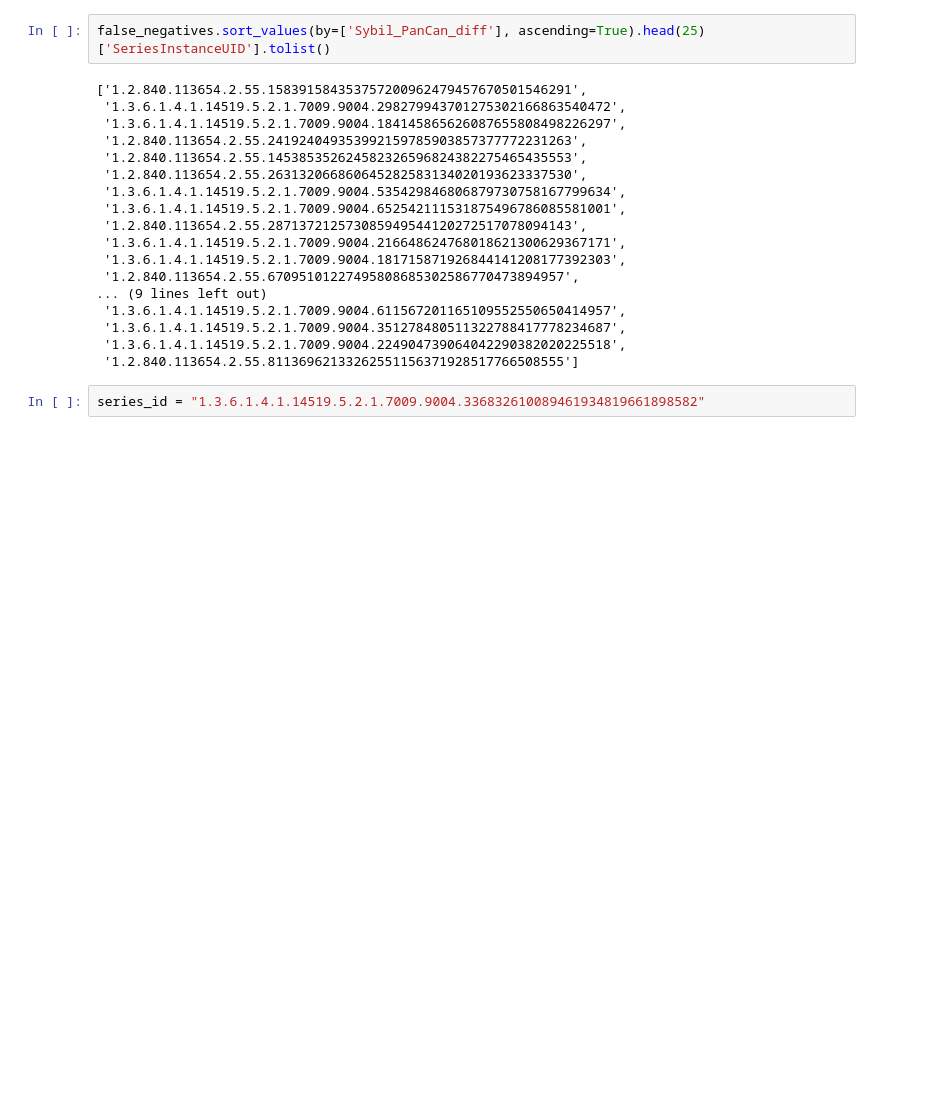
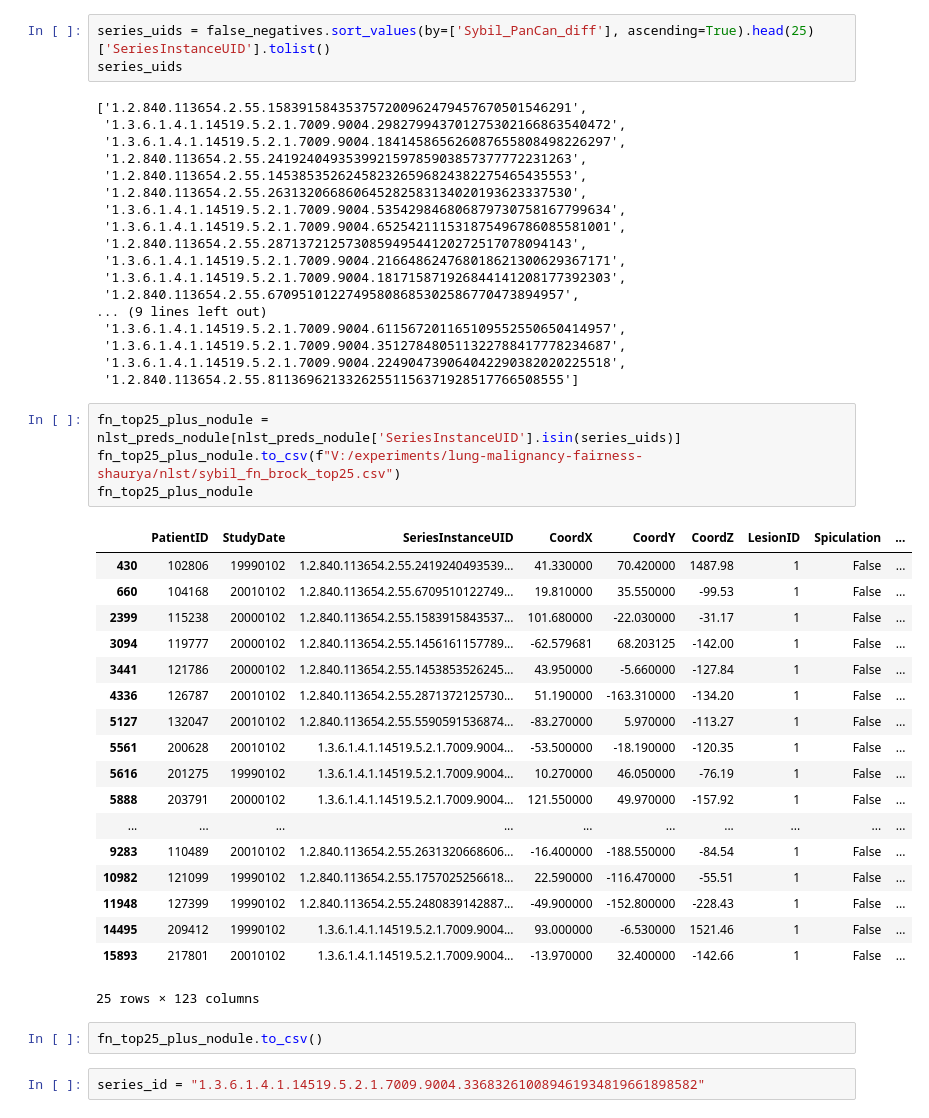
Before and after one commit to DIAGNijmegen/bodyct-lung-malignancy-fairness, a Jupyter notebook: sybil_false_nlst.ipynb, the cells around one changed output. Saved outputs shown, nothing was run; the diff lists cells and outputs as text; blank space fills up the shorter version.

```diff
--- a/sybil_false_nlst.ipynb
+++ b/sybil_false_nlst.ipynb
@@ -922,7 +874,8 @@ false_negatives.sort_values(by=['Sybil_PanCan_diff'], ascending=True)[[
 | 3961 | 1.3.6.1.4.1.14519.5.2.1.7009.9004... | 0.254812 | 0.057416 | -0.197396 | 69 | 2 | 1.0 | 165.0 | ... |
 | 4796 | 1.2.840.113654.2.55.8113696213326... | 0.214131 | 0.017994 | -0.196137 | 59 | 1 | 1.0 | 178.0 | ... |
 # %%
-false_negatives.sort_values(by=['Sybil_PanCan_diff'], ascending=True).head(25)['SeriesInstanceUID'].tolist()
+series_uids = false_negatives.sort_values(by=['Sybil_PanCan_diff'], ascending=True).head(25)['SeriesInstanceUID'].tolist()
+series_uids
 # %% [output]
 ['1.2.840.113654.2.55.158391584353757200962479457670501546291',
  '1.3.6.1.4.1.14519.5.2.1.7009.9004.298279943701275302166863540472',
@@ -941,6 +894,31 @@ false_negatives.sort_values(by=['Sybil_PanCan_diff'], ascending=True).head(25)['
  '1.3.6.1.4.1.14519.5.2.1.7009.9004.351278480511322788417778234687',
  '1.3.6.1.4.1.14519.5.2.1.7009.9004.224904739064042290382020225518',
  '1.2.840.113654.2.55.81136962133262551156371928517766508555']
+# %%
+fn_top25_plus_nodule = nlst_preds_nodule[nlst_preds_nodule['SeriesInstanceUID'].isin(series_uids)]
+fn_top25_plus_nodule.to_csv(f"V:/experiments/lung-malignancy-fairness-shaurya/nlst/sybil_fn_brock_top25.csv")
+fn_top25_plus_nodule
+# %% [output]
+|  | PatientID | StudyDate | SeriesInstanceUID | CoordX | CoordY | CoordZ | LesionID | Spiculation | ... |
+| 430 | 102806 | 19990102 | 1.2.840.113654.2.55.2419240493539... | 41.330000 | 70.420000 | 1487.98 | 1 | False | ... |
+| 660 | 104168 | 20010102 | 1.2.840.113654.2.55.6709510122749... | 19.810000 | 35.550000 | -99.53 | 1 | False | ... |
+| 2399 | 115238 | 20000102 | 1.2.840.113654.2.55.1583915843537... | 101.680000 | -22.030000 | -31.17 | 1 | False | ... |
+| 3094 | 119777 | 20000102 | 1.2.840.113654.2.55.1456161157789... | -62.579681 | 68.203125 | -142.00 | 1 | False | ... |
+| 3441 | 121786 | 20000102 | 1.2.840.113654.2.55.1453853526245... | 43.950000 | -5.660000 | -127.84 | 1 | False | ... |
+| 4336 | 126787 | 20010102 | 1.2.840.113654.2.55.2871372125730... | 51.190000 | -163.310000 | -134.20 | 1 | False | ... |
+| 5127 | 132047 | 20010102 | 1.2.840.113654.2.55.5590591536874... | -83.270000 | 5.970000 | -113.27 | 1 | False | ... |
+| 5561 | 200628 | 20010102 | 1.3.6.1.4.1.14519.5.2.1.7009.9004... | -53.500000 | -18.190000 | -120.35 | 1 | False | ... |
+| 5616 | 201275 | 19990102 | 1.3.6.1.4.1.14519.5.2.1.7009.9004... | 10.270000 | 46.050000 | -76.19 | 1 | False | ... |
+| 5888 | 203791 | 20000102 | 1.3.6.1.4.1.14519.5.2.1.7009.9004... | 121.550000 | 49.970000 | -157.92 | 1 | False | ... |
+| ... | ... | ... | ... | ... | ... | ... | ... | ... | ... |
+| 9283 | 110489 | 20010102 | 1.2.840.113654.2.55.2631320668606... | -16.400000 | -188.550000 | -84.54 | 1 | False | ... |
+| 10982 | 121099 | 19990102 | 1.2.840.113654.2.55.1757025256618... | 22.590000 | -116.470000 | -55.51 | 1 | False | ... |
+| 11948 | 127399 | 19990102 | 1.2.840.113654.2.55.2480839142887... | -49.900000 | -152.800000 | -228.43 | 1 | False | ... |
+| 14495 | 209412 | 19990102 | 1.3.6.1.4.1.14519.5.2.1.7009.9004... | 93.000000 | -6.530000 | 1521.46 | 1 | False | ... |
+| 15893 | 217801 | 20010102 | 1.3.6.1.4.1.14519.5.2.1.7009.9004... | -13.970000 | 32.400000 | -142.66 | 1 | False | ... |
+25 rows × 123 columns
+# %%
+fn_top25_plus_nodule.to_csv()
 # %%
 series_id = "1.3.6.1.4.1.14519.5.2.1.7009.9004.336832610089461934819661898582"
 # %%
```
Also changed, not shown: parts of 12 cells of this notebook, 4 other files.
